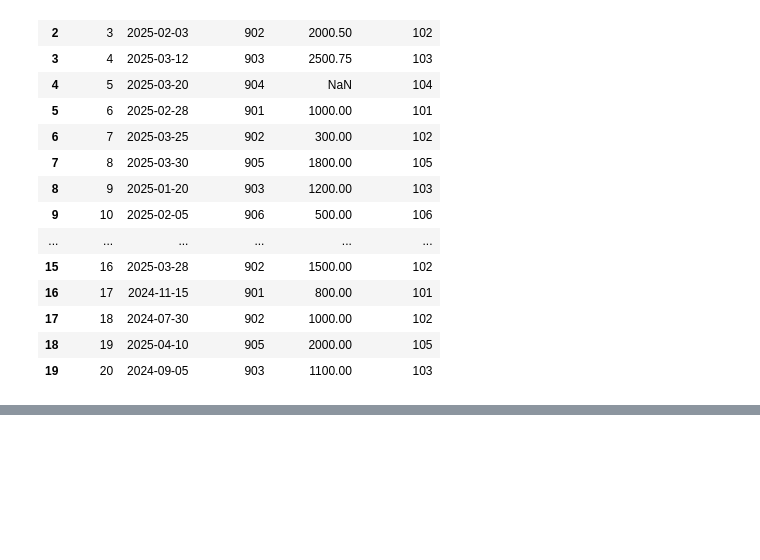
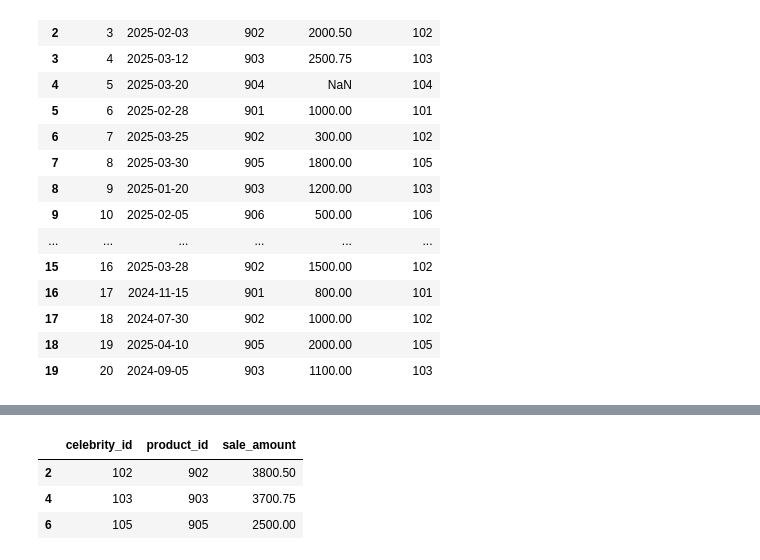
Before and after one commit to Haris-09/Python-Summer-Party-Challenge, a Jupyter notebook: Python_Summer_Party.ipynb, the cells around one changed output, grey strips where cells are left out. Saved outputs shown, nothing was run; the diff lists cells and outputs as text; code cells hidden in the pictures; blank space fills up the shorter version.

```diff
--- a/Python_Summer_Party.ipynb
+++ b/Python_Summer_Party.ipynb
@@ -929,0 +980,19 @@ fct_sales
+# %%
+# Filter for Q1 2025 (January 1st to March 31st, 2025)
+q1_2025_sales = fct_sales[(fct_sales['sale_date'] >= '2025-01-01') & (fct_sales['sale_date'] <= '2025-03-31')].copy()
+
+# Group by celebrity_id and product_id and sum the sale_amount
+collaboration_sales = q1_2025_sales.groupby(['celebrity_id', 'product_id'])['sale_amount'].sum().reset_index()
+
+# Sort by total sales in descending order
+top_collaborations = collaboration_sales.sort_values(by='sale_amount', ascending=False)
+
+# Select the top 3 collaborations
+top_3_collaborations = top_collaborations.head(3)
+
+display(top_3_collaborations)
+# %% [output]
+|  | celebrity_id | product_id | sale_amount |
+| 2 | 102 | 902 | 3800.50 |
+| 4 | 103 | 903 | 3700.75 |
+| 6 | 105 | 905 | 2500.00 |
```
Also changed, not shown: parts of 5 cells of this notebook.
